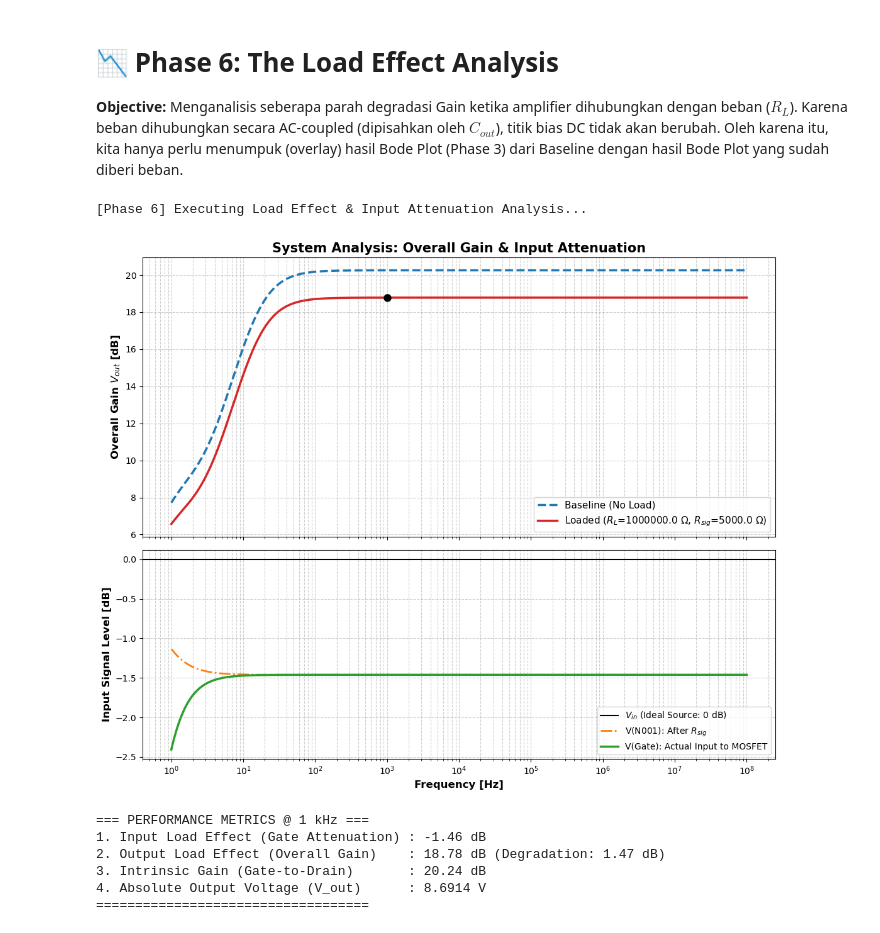
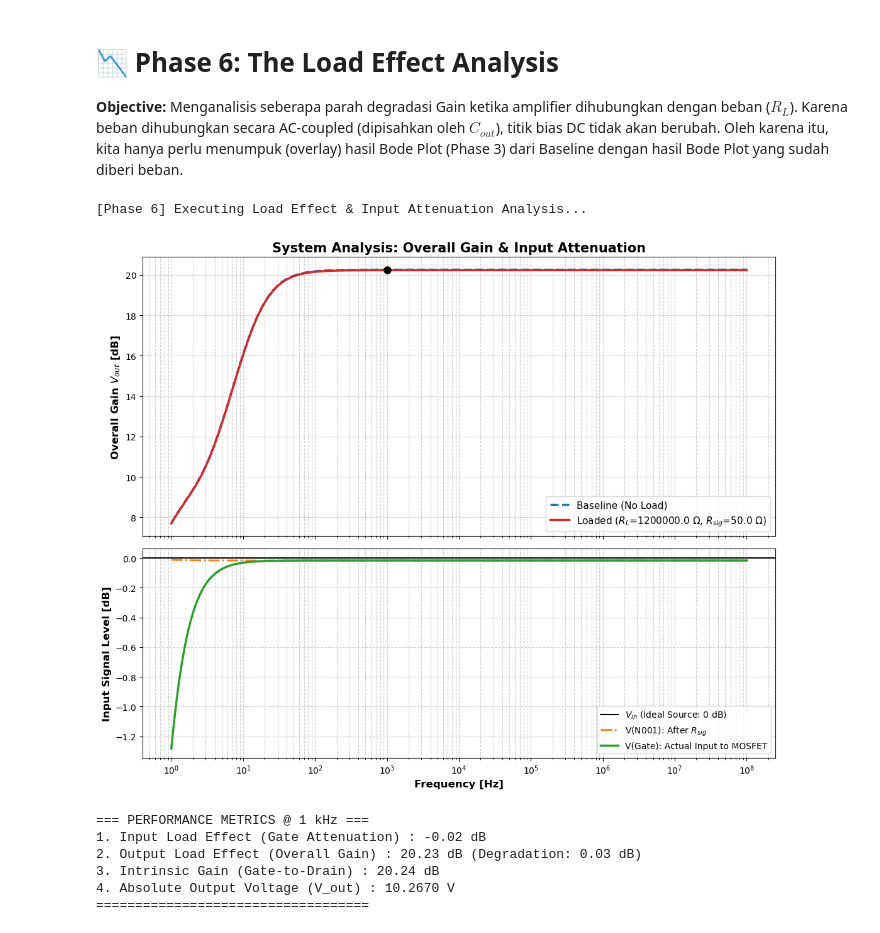
Before and after one commit to bkenololo/CS-Amplifier-Design-Automation, a Jupyter notebook: notebook/archive/18-04-26_CS_Amplifier_Automated_Verification_v5.ipynb, the cells around one changed output. Drawn from its saved outputs; the diff is of its cells as text; code cells hidden in the pictures.

```diff
--- a/notebook/full_calculations.ipynb
+++ b/notebook/archive/18-04-26_CS_Amplifier_Automated_Verification_v5.ipynb
@@ -1248,8 +1217,8 @@ print("[Phase 6] Executing Load Effect & Input Attenuation Analysis...")
 # ===================================================================
 # 1. PARAMETER SETUP
 # ===================================================================
-my_params['RL_val'] = 1000000.0  # Output load resistance (Ohms)
-my_params['Rsig_val'] = 5000.0   # Source internal resistance (Ohms)
+my_params['RL_val'] = 1200000.0 # Output load resistance (Ohms)
+my_params['Rsig_val'] = 50.0 # Source internal resistance (Ohms)
 
 # ===================================================================
 # 2. SIMULATION EXECUTION
@@ -1325,40 +1294,40 @@ ax1.semilogx(freq_base, mag_db_base, color='#1f77b4', linestyle='--', linewidth=
 ax1.semilogx(freq_load, mag_db_load, color='#d62728', linewidth=2.5, label=rf"Loaded ($R_L$={my_params['RL_val']} $\Omega$, $R_{{sig}}$={my_params['Rsig_val']} $\Omega$)")
 ax1.plot(freq_load[idx_1k_load], gain_1k_load, marker='o', markersize=8, color='black')
 
 ax1.set_title("System Analysis: Overall Gain & Input Attenuation", fontsize=15, fontweight='bold')
 ax1.set_ylabel('Overall Gain $V_{out}$ [dB]', fontsize=12, fontweight='bold')
 ax1.grid(True, which="both", ls="--", alpha=0.6)
 ax1.legend(fontsize=11, loc='lower right')
 
 # --- PANEL 2: INPUT ATTENUATION ---
 ax2.axhline(0, color='black', linestyle='-', linewidth=1.5, label='$V_{in}$ (Ideal Source: 0 dB)')
 ax2.semilogx(freq_load, mag_db_n001, color='#ff7f0e', linestyle='-.', linewidth=2, label=r'V(N001): After $R_{sig}$')
 ax2.semilogx(freq_load, mag_db_gate, color='#2ca02c', linewidth=2.5, label='V(Gate): Actual Input to MOSFET')
 
 ax2.set_ylabel('Input Signal Level [dB]', fontsize=12, fontweight='bold')
 ax2.set_xlabel('Frequency [Hz]', fontsize=12, fontweight='bold')
 ax2.grid(True, which="both", ls="--", alpha=0.6)
 ax2.legend(fontsize=10, loc='lower right')
 
 plt.tight_layout()
 plt.savefig(f"{export_dir}/DualPanel_Load_Input_Effect.png", dpi=300)
 plt.show()
 
 # ===================================================================
 # 7. SUMMARY REPORT (@ 1 kHz)
 # ===================================================================
 print(f"\n=== PERFORMANCE METRICS @ 1 kHz ===")
 print(f"1. Input Load Effect (Gate Attenuation) : {gate_att_1k:.2f} dB")
-print(f"2. Output Load Effect (Overall Gain)    : {gain_1k_load:.2f} dB (Degradation: {gain_1k_base - gain_1k_load:.2f} dB)")
-print(f"3. Intrinsic Gain (Gate-to-Drain)       : {intrinsic_gain_1k:.2f} dB")
-print(f"4. Absolute Output Voltage (V_out)      : {vout_abs_1k:.4f} V")
+print(f"2. Output Load Effect (Overall Gain) : {gain_1k_load:.2f} dB (Degradation: {gain_1k_base - gain_1k_load:.2f} dB)")
+print(f"3. Intrinsic Gain (Gate-to-Drain) : {intrinsic_gain_1k:.2f} dB")
+print(f"4. Absolute Output Voltage (V_out) : {vout_abs_1k:.4f} V")
 print(f"===================================")
 # %% [output]
 [Phase 6] Executing Load Effect & Input Attenuation Analysis...
-[figure, old version]
+[figure, new version]
 === PERFORMANCE METRICS @ 1 kHz ===
-1. Input Load Effect (Gate Attenuation) : -1.46 dB
-2. Output Load Effect (Overall Gain)    : 18.78 dB (Degradation: 1.47 dB)
-3. Intrinsic Gain (Gate-to-Drain)       : 20.24 dB
-4. Absolute Output Voltage (V_out)      : 8.6914 V
+1. Input Load Effect (Gate Attenuation) : -0.02 dB
+2. Output Load Effect (Overall Gain) : 20.23 dB (Degradation: 0.03 dB)
+3. Intrinsic Gain (Gate-to-Drain) : 20.24 dB
+4. Absolute Output Voltage (V_out) : 10.2670 V
 ===================================
```
Also changed, not shown: parts of 4 cells of this notebook, 46 other files.
